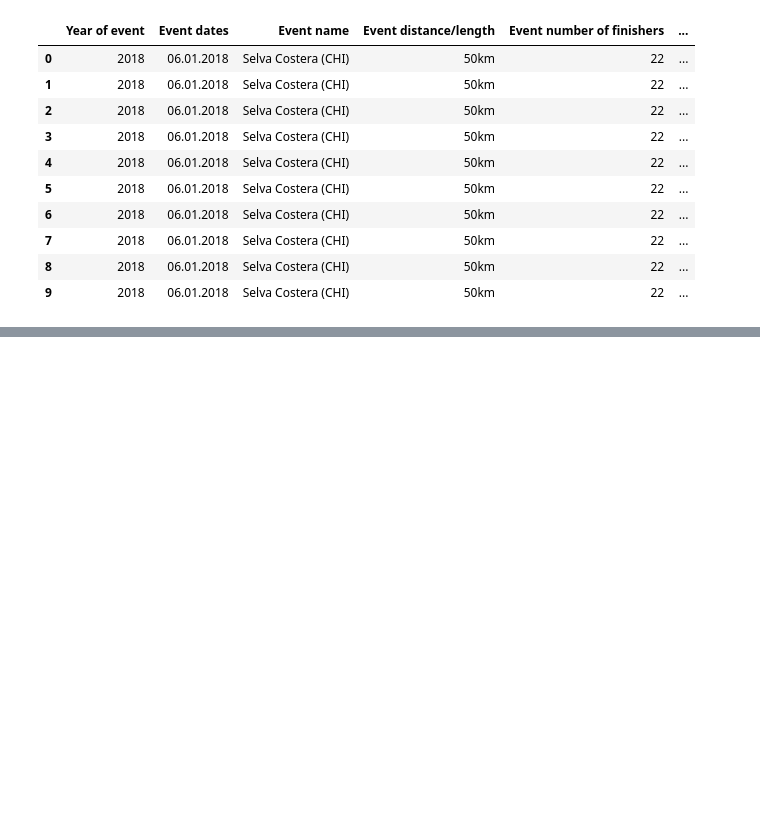
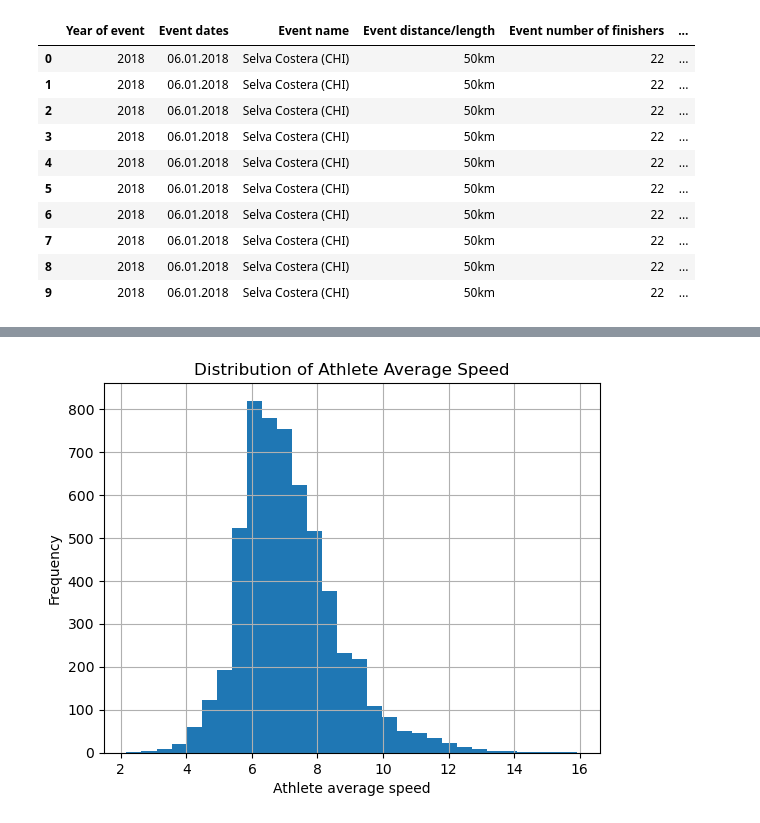
Before and after one commit to jhonManuelGil/ultra-marathon-project, a Jupyter notebook: ultra-marathon.ipynb, the cells around one changed output, grey strips where cells are left out. Drawn from its saved outputs; the diff is of its cells as text; code cells hidden in the pictures; blank space fills up the shorter version.

```diff
--- a/ultra-marathon.ipynb
+++ b/ultra-marathon.ipynb
@@ -84,0 +505,8 @@ Please make sure you are authenticated if you are trying to access a private res
+# %%
+df3['athlete_average_speed'].hist(bins=30)
+plt.xlabel("Athlete average speed")
+plt.ylabel("Frequency")
+plt.title("Distribution of Athlete Average Speed")
+plt.show()
+# %% [output]
+[figure, added]
```
Also changed, not shown: parts of 56 cells of this notebook.
